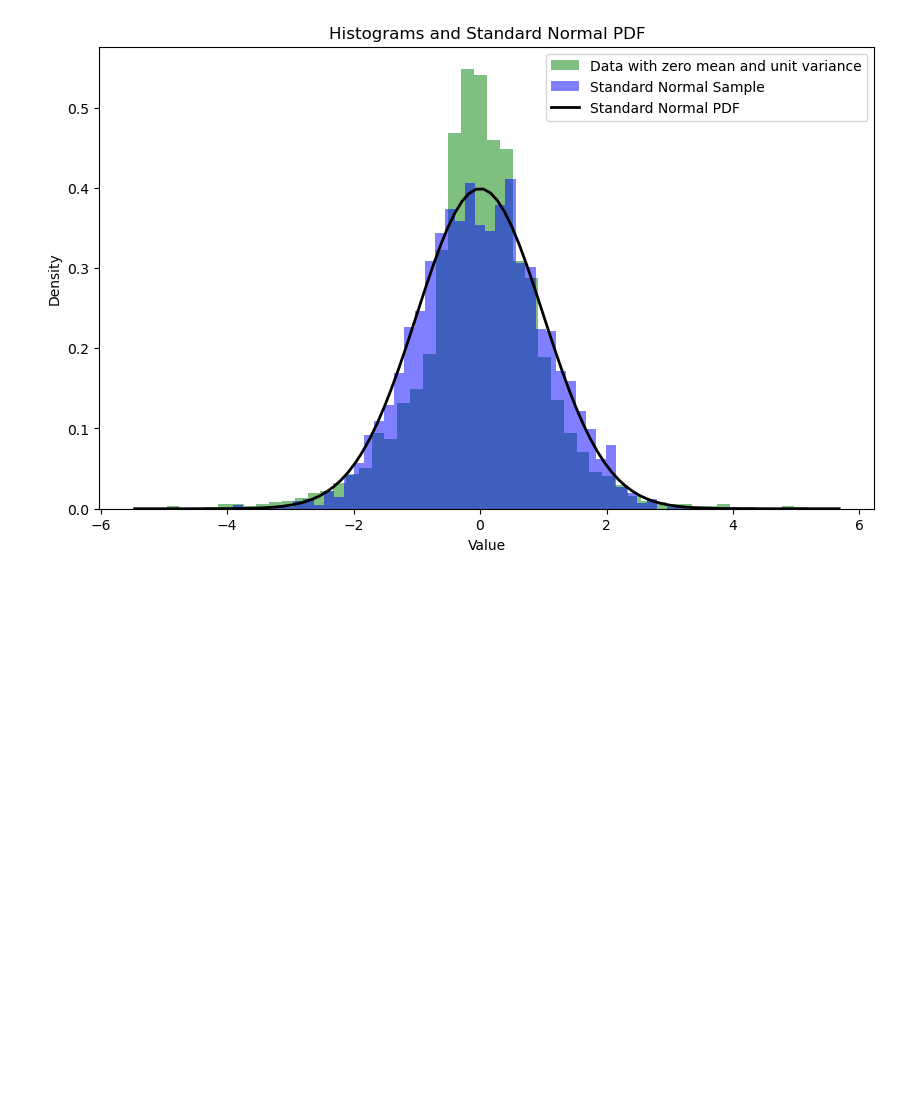
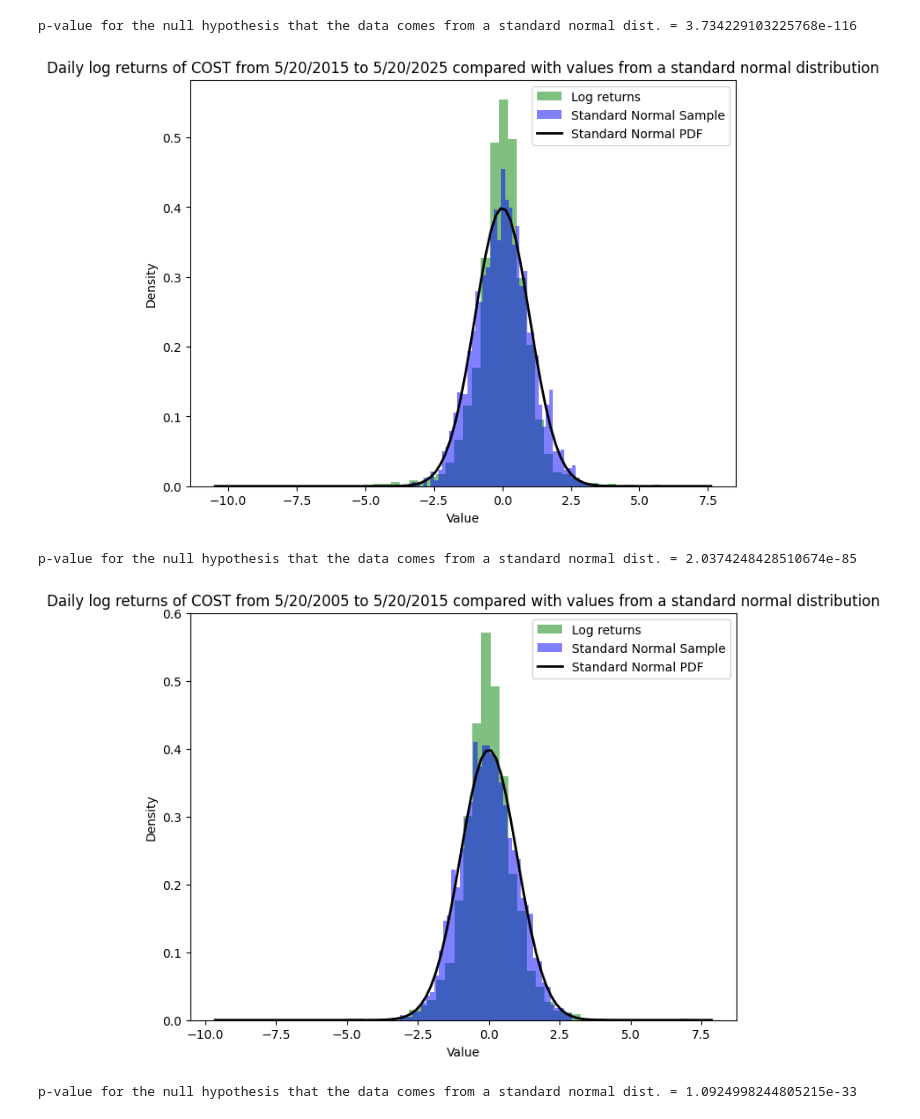
Before and after one commit to shabarishch/Quantfinancebootcamp, a Jupyter notebook: miniproject2.ipynb, the cells around one changed output. Saved outputs shown, nothing was run; the diff lists cells and outputs as text; code cells hidden in the pictures; blank space fills up the shorter version.

```diff
--- a/miniproject2.ipynb
+++ b/miniproject2.ipynb
@@ -55,7 +20,20 @@ def remove_outliers(data, n_sigma):
-# %%
-symbol='AAPL'
-start_date = datetime.datetime(2014,5,20, 0,0,0)
-end_date = datetime.datetime(2024,5,20, 0,0,0)
-compare_with_normal(remove_outliers(get_logrets_daily(symbol, start_date, end_date) , 5), 50)
-# %% [output]
-[figure, removed]
+# %%
+symbol='COST'
+start_date = datetime.datetime(2015,5,20, 0,0,0)
+end_date = datetime.datetime(2025,5,20, 0,0,0)
+
+mp1mp2_funcs.compare_with_normal_symbol_daily(symbol, start_date, end_date, 50, 0)
+
+start_date = datetime.datetime(2005,5,20, 0,0,0)
+end_date = datetime.datetime(2015,5,20, 0,0,0)
+mp1mp2_funcs.compare_with_normal_symbol_daily(symbol, start_date, end_date, 50, 0)
+
+start_date = datetime.datetime(2010,5,20, 0,0,0)
+end_date = datetime.datetime(2015,5,20, 0,0,0)
+mp1mp2_funcs.compare_with_normal_symbol_daily(symbol, start_date, end_date, 50, 0)
+# %% [output]
+p-value for the null hypothesis that the data comes from a standard normal dist. = 3.734229103225768e-116
+[figure, added]
+p-value for the null hypothesis that the data comes from a standard normal dist. = 2.0374248428510674e-85
+[figure, added]
+p-value for the null hypothesis that the data comes from a standard normal dist. = 1.0924998244805215e-33
```
Also changed, not shown: parts of 19 cells of this notebook, 5 other files.
